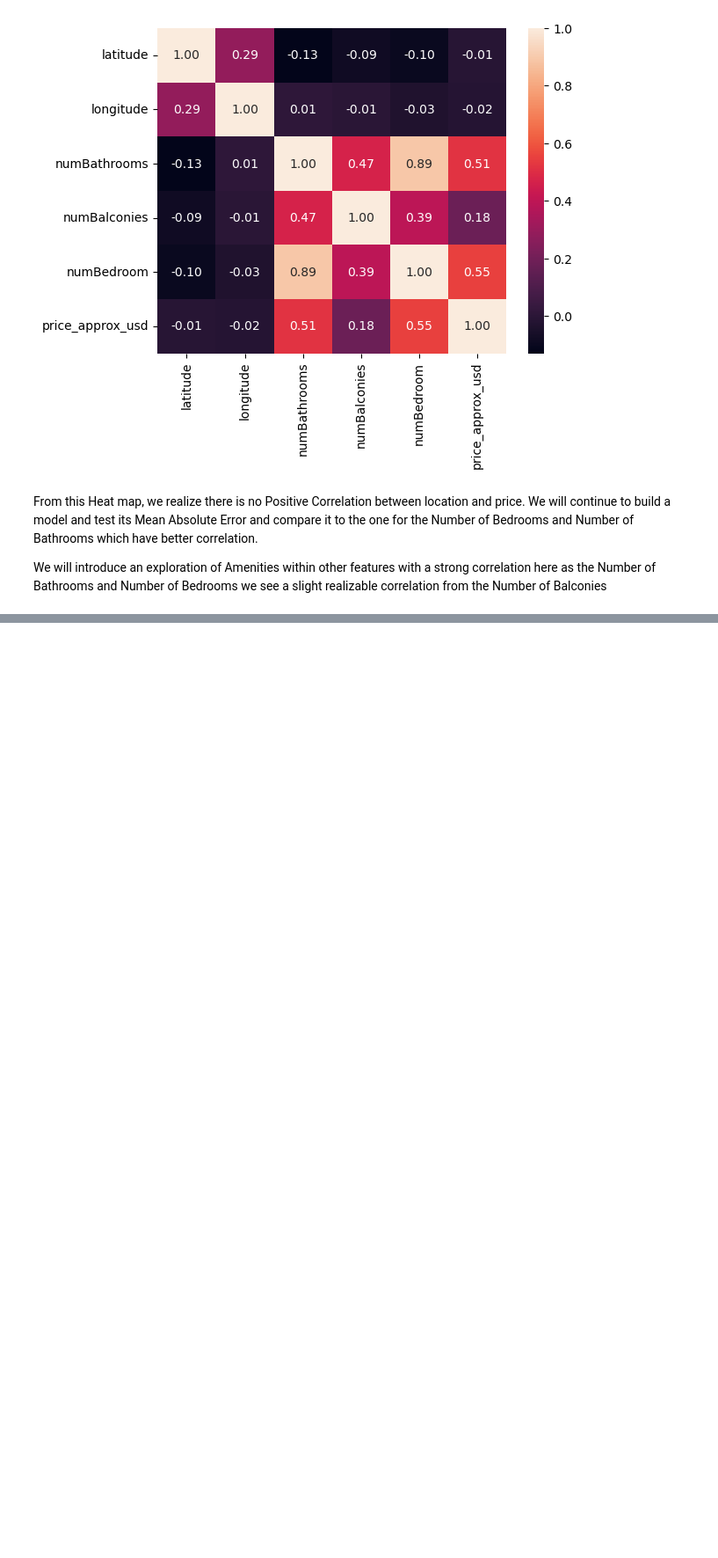
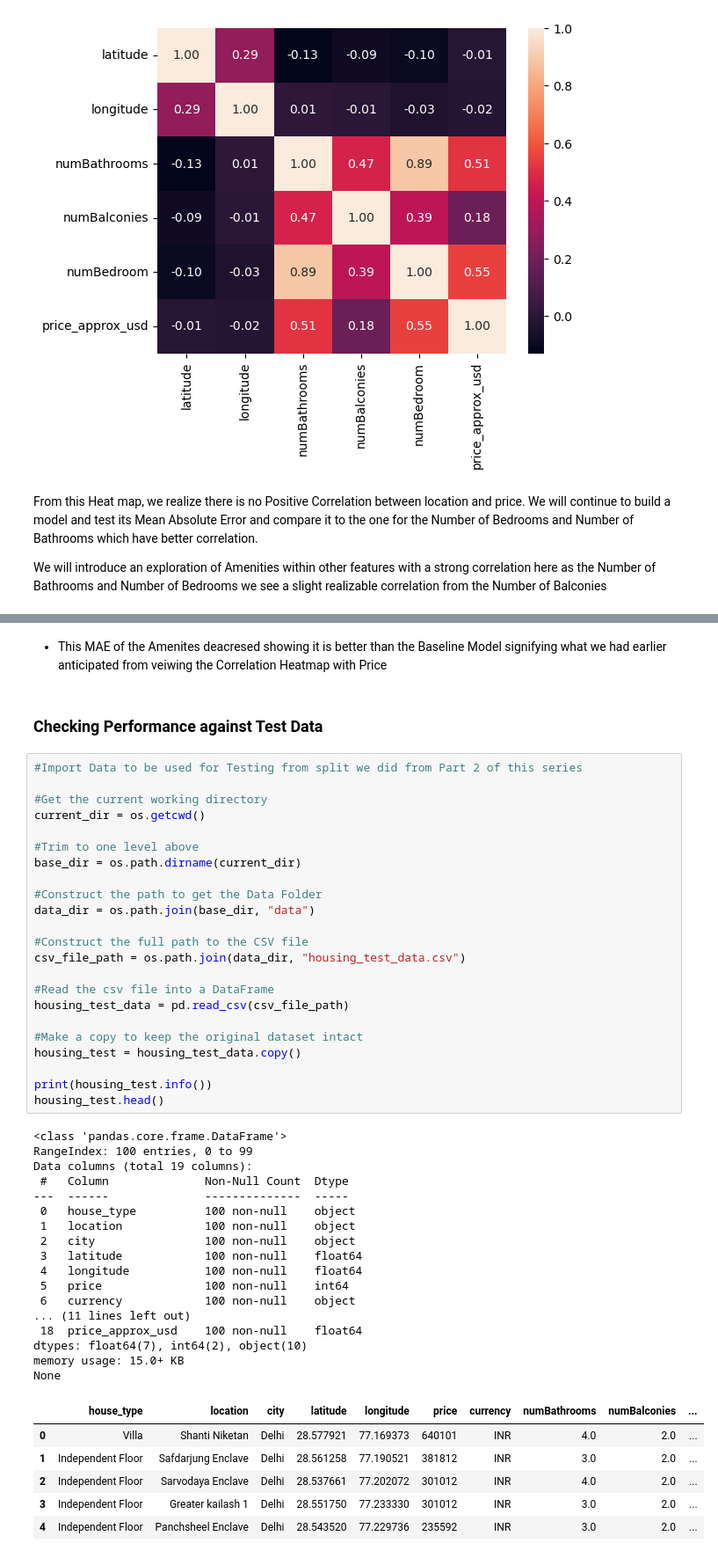
Before and after one commit to dumisanimukuchura/Dehli-Indian-Housing-Analysis-Part-3-Predict-Price-with-Location-Multiple-Linear-Regression, a Jupyter notebook: notebook/Dehli-Indian-Housing-Analysis-Part-3-Predict-Price-with-Location-Multiple-Linear-Regression.ipynb, the cells around one changed output, grey strips where cells are left out. Shown at 88% size. Cells and saved outputs as stored; diff of their text form; blank space fills up the shorter version.

```diff
--- a/notebook/Dehli-Indian-Housing-Analysis-Part-3-Predict-Price-with-Location-Multiple-Linear-Regression.ipynb
+++ b/notebook/Dehli-Indian-Housing-Analysis-Part-3-Predict-Price-with-Location-Multiple-Linear-Regression.ipynb
@@ -150,0 +321,51 @@ We will introduce an exploration of Amenities within other features with a stron
+# %% [markdown]
+- This MAE of the Amenites deacresed showing it is better than the Baseline Model signifying what we had earlier anticipated from veiwing the Correlation Heatmap with Price
+# %% [markdown]
+### Checking Performance against Test Data
+# %%
+#Import Data to be used for Testing from split we did from Part 2 of this series
+
+#Get the current working directory
+current_dir = os.getcwd()
+
+#Trim to one level above
+base_dir = os.path.dirname(current_dir)
+
+#Construct the path to get the Data Folder
+data_dir = os.path.join(base_dir, "data")
+
+#Construct the full path to the CSV file
+csv_file_path = os.path.join(data_dir, "housing_test_data.csv")
+
+#Read the csv file into a DataFrame
+housing_test_data = pd.read_csv(csv_file_path)
+
+#Make a copy to keep the original dataset intact
+housing_test = housing_test_data.copy()
+
+print(housing_test.info())
+housing_test.head()
+# %% [output]
+<class 'pandas.core.frame.DataFrame'>
+RangeIndex: 100 entries, 0 to 99
+Data columns (total 19 columns):
+ #   Column              Non-Null Count  Dtype
+---  ------              --------------  -----
+ 0   house_type          100 non-null    object
+ 1   location            100 non-null    object
+ 2   city                100 non-null    object
+ 3   latitude            100 non-null    float64
+ 4   longitude           100 non-null    float64
+ 5   price               100 non-null    int64
+ 6   currency            100 non-null    object
+... (11 lines left out)
+ 18  price_approx_usd    100 non-null    float64
+dtypes: float64(7), int64(2), object(10)
+memory usage: 15.0+ KB
+None
+|  | house_type | location | city | latitude | longitude | price | currency | numBathrooms | numBalconies | ... |
+| 0 | Villa | Shanti Niketan | Delhi | 28.577921 | 77.169373 | 640101 | INR | 4.0 | 2.0 | ... |
+| 1 | Independent Floor | Safdarjung Enclave | Delhi | 28.561258 | 77.190521 | 381812 | INR | 3.0 | 2.0 | ... |
+| 2 | Independent Floor | Sarvodaya Enclave | Delhi | 28.537661 | 77.202072 | 301012 | INR | 4.0 | 2.0 | ... |
+| 3 | Independent Floor | Greater kailash 1 | Delhi | 28.551750 | 77.233330 | 301012 | INR | 3.0 | 2.0 | ... |
+| 4 | Independent Floor | Panchsheel Enclave | Delhi | 28.543520 | 77.229736 | 235592 | INR | 3.0 | 2.0 | ... |
```
Also changed, not shown: parts of 26 cells of this notebook.
